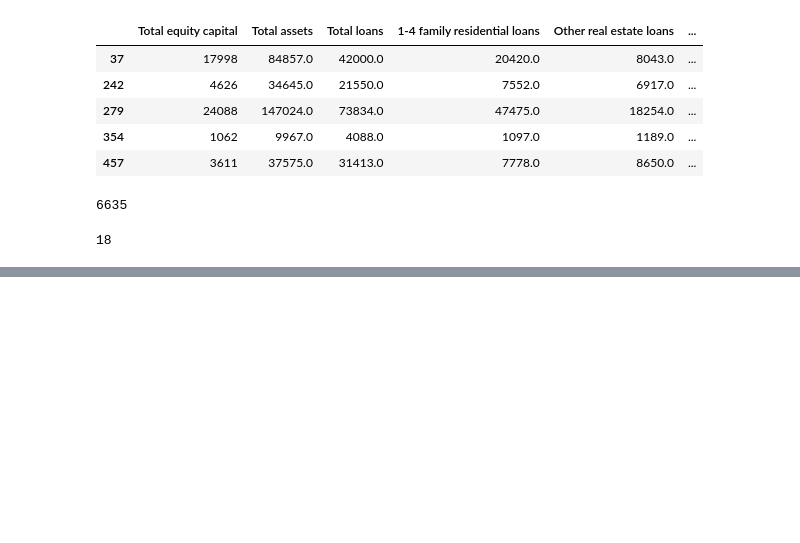
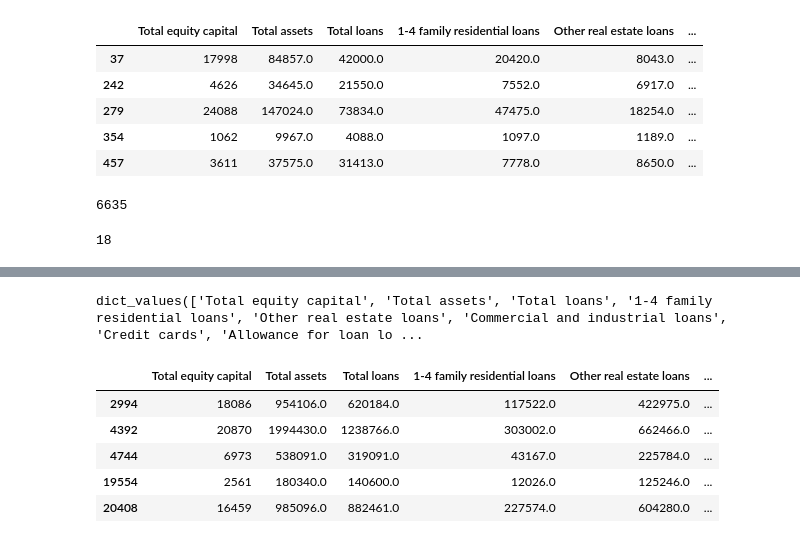
Before and after one commit to allaccountstaken/predicting_bank_distress, a Jupyter notebook: create_camel_dataset.ipynb, the cells around one changed output, grey strips where cells are left out. Drawn from its saved outputs; the diff is of its cells as text; code cells hidden in the pictures; blank space fills up the shorter version.

```diff
--- a/create_camel_dataset.ipynb
+++ b/create_camel_dataset.ipynb
@@ -853,0 +857,21 @@ len(healthy_after_2019Q2.index)
+# %%
+# Prepare dictionary of selected financials that are needed for CAMELS
+selected_financials = {
+                       'RIAD3210' : 'Total equity capital', # Alt can be RCONG105
+                       'RCON2170' : 'Total assets', # Ok
+                       'RCON3360' : 'Total loans', #ok
+                       'RCON3465' : '1-4 family residential loans',
+                       'RCON3466' : 'Other real estate loans',
+                       'RCON3387' : 'Commercial and industrial loans',
+                       'RCONB561' : 'Credit cards',
+                       'RCON3123' : 'Allowance for loan losses', # OK
+                       'RIAD4093' : 'Total noninterest expense', #OK
+                       'RIAD4300' : 'Net Income before', # # new for healthy
+                       'RCON2215' : 'Total transaction deposits', # ok
+                       'RCON2385' : 'Total nontransaction deposits', # ok
+                       'RCON1773' : 'Available-for-sale Fair Value',
+                       'RIAD4150' : 'Number of full-time employees'# new for healthy
+                      }
+selected_financials.values()
+# %% [output]
+dict_values(['Total equity capital', 'Total assets', 'Total loans', '1-4 family residential loans', 'Other real estate loans', 'Commercial and industrial loans', 'Credit cards', 'Allowance for loan lo ...
@@ -854,2 +884,11 @@ len(healthy_after_2019Q2.index)
+# %%
+all_banks_after2011Q2.head()
+# %% [output]
+|  | Total equity capital | Total assets | Total loans | 1-4 family residential loans | Other real estate loans | ... |
+| 2994 | 18086 | 954106.0 | 620184.0 | 117522.0 | 422975.0 | ... |
+| 4392 | 20870 | 1994430.0 | 1238766.0 | 303002.0 | 662466.0 | ... |
+| 4744 | 6973 | 538091.0 | 319091.0 | 43167.0 | 225784.0 | ... |
+| 19554 | 2561 | 180340.0 | 140600.0 | 12026.0 | 125246.0 | ... |
+| 20408 | 16459 | 985096.0 | 882461.0 | 227574.0 | 604280.0 | ... |
 # %%
 # Concat all, check and save
```
Also changed, not shown: parts of 13 cells of this notebook, 25 other files.
